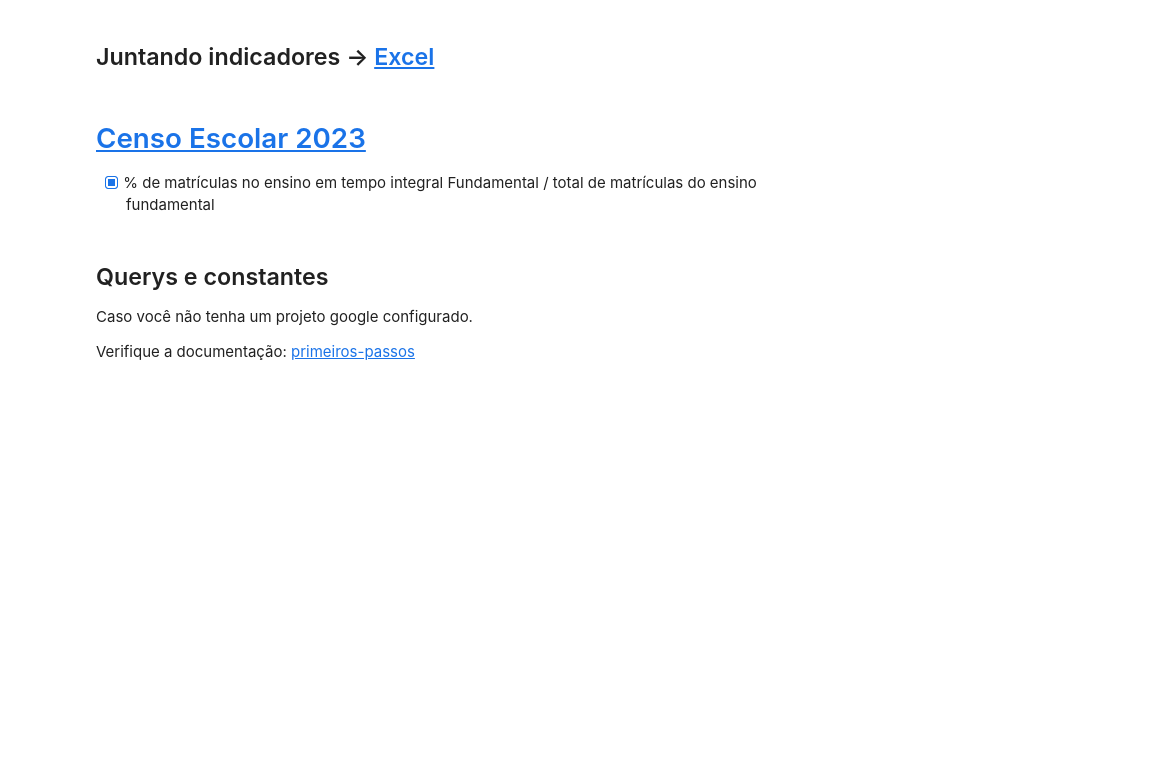
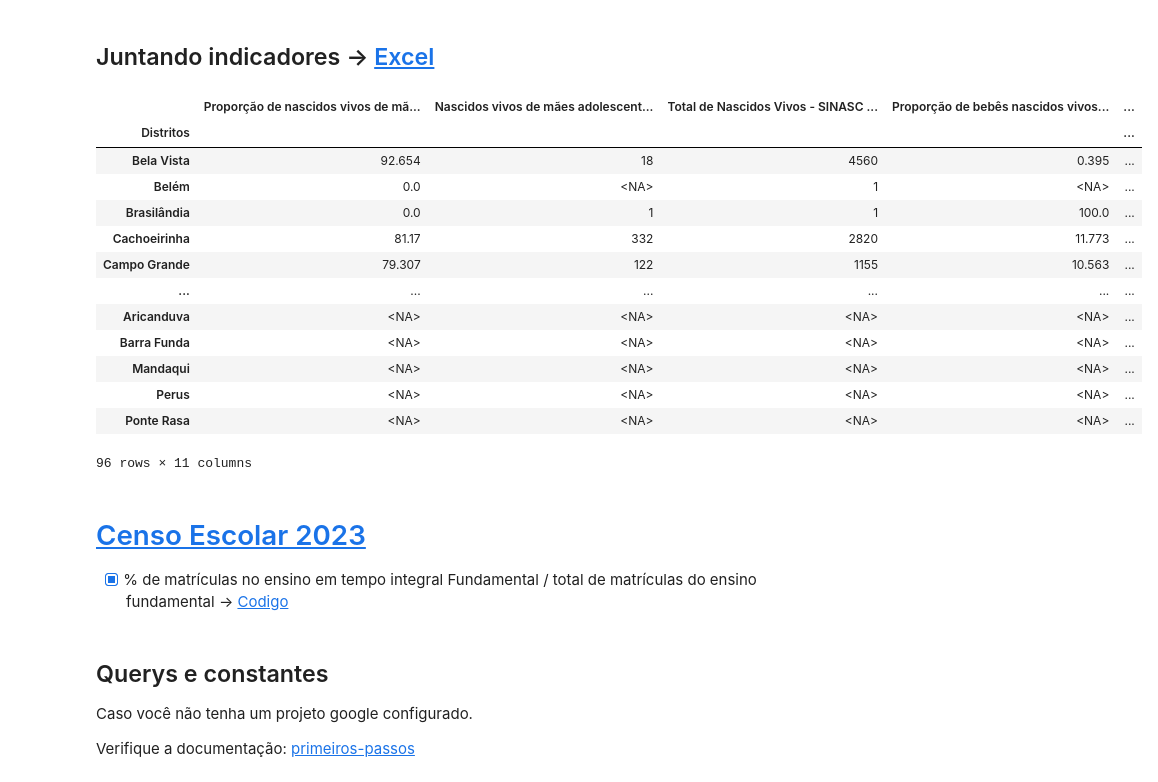
Before and after one commit to sepep-pmsp/coleta_cebrap, a Jupyter notebook: notebooks/colab/Políticas Sociais/[cebrap]politicas_sociais.ipynb, the cells around one changed output. Drawn from its saved outputs; the diff is of its cells as text; code cells hidden in the pictures; blank space fills up the shorter version.

```diff
--- a/notebooks/colab/Políticas Sociais/[cebrap]politicas_sociais.ipynb
+++ b/notebooks/colab/Políticas Sociais/[cebrap]politicas_sociais.ipynb
@@ -668,4 +789,4 @@ df_ms_sim_with_mortalidade_materna = df_ms_sim_with_mortalidade_materna.groupby(
 # %% [markdown]
 ### Idade média ao morrer
 # %%
-df_ms_sim_with_idade_media = df_ms_sim_with_distritos.groupby('NM_DIST').idade.mean().round(2)
+df_ms_sim_with_idade_media = df_ms_sim_with_distritos.groupby('NM_DIST').idade.mean().round(3)
@@ -678,3 +803,16 @@ df_ms_sim_mortalidade_one_year = df_ms_sim_mortalidade_one_year.groupby('NM_DIST
+# %%
+indicador_name = 'Mortalidade infantil (óbitos por 1.000 nascidos vivos)'
+
+selected = (df_ms_sim_with_distritos.idade <= 1)
+df_ms_sim_mortalidade_one_year = df_ms_sim_with_distritos[selected]
+df_ms_sim_mortalidade_one_year = df_ms_sim_mortalidade_one_year.groupby('NM_DIST').data_obito.count().to_frame('mortes_infantil')
+
+total_mortes = df_ms_sim_with_distritos.groupby('NM_DIST').data_obito.count().to_frame('mortes_totais')
+
+df_ms_sim_mortalidade_one_year = pd.concat([total_mortes, df_ms_sim_mortalidade_one_year], axis=1)
+df_ms_sim_mortalidade_one_year.fillna(0, inplace=True)
+
+df_ms_sim_mortalidade_one_year = ((df_ms_sim_mortalidade_one_year.mortes_infantil / df_ms_sim_mortalidade_one_year.mortes_totais) * 1000).round(3).to_frame(indicador_name)
 # %% [markdown]
 ### Mortalidade até 5 anos de idade
 # %%
@@ -692,7 +830,7 @@ Taxa de mortalidade infantil (por mil nascidos vivos)} = \frac{\text{Mortalidade
 df_ms_sim_taxa_mortalidade_infantil = pd.concat([populacao_censo_2022, df_ms_sim_mortalidade_five_year], axis=1)
 df_ms_sim_taxa_mortalidade_infantil.fillna(0, inplace=True)
 df_ms_sim_taxa_mortalidade_infantil['V0001'] = df_ms_sim_taxa_mortalidade_infantil['V0001'].astype(int)
-df_ms_sim_taxa_mortalidade_infantil = ((df_ms_sim_taxa_mortalidade_infantil.data_obito / df_ms_sim_taxa_mortalidade_infantil['V0001']) * 1000).round(2)
+df_ms_sim_taxa_mortalidade_infantil = ((df_ms_sim_taxa_mortalidade_infantil.data_obito / df_ms_sim_taxa_mortalidade_infantil['V0001']) * 1000).round(3)
 # %% [markdown]
 ### Anos Potenciais de Vida Perdidos – APVP
 
@@ -719,7 +857,7 @@ colunas = [
     'Idade média ao morrer - SIM 2022',
     'Mortalidade até 1 ano de idade - SIM 2022',
     'Mortalidade até 5 ano de idade - SIM 2022',
-    'Taxa de mortalidade infantil (por mil nascidos vivos) - SIM 2022',
+    'Mortalidade infantil (óbitos por 1.000 nascidos vivos) - SIM 2022',
     'Anos Potenciais de Vida Perdidos(APVP) - SIM 2022']
 
 indicadores_sinasc = [df_ms_sinasc_pre_natal,
@@ -736,12 +874,32 @@ indicadores_sinasc = pd.concat(indicadores_sinasc, axis=1)
 
 indicadores_sinasc.columns = colunas
 indicadores_sinasc.index.names = ['Distritos']
+# %%
+indicadores_sinasc
+# %% [output]
+|  | Proporção de nascidos vivos de mã... | Nascidos vivos de mães adolescent... | Total de Nascidos Vivos - SINASC ... | Proporção de bebês nascidos vivos... | ... |
+| Distritos |  |  |  |  | ... |
+| Bela Vista | 92.654 | 18 | 4560 | 0.395 | ... |
+| Belém | 0.0 | <NA> | 1 | <NA> | ... |
+| Brasilândia | 0.0 | 1 | 1 | 100.0 | ... |
+| Cachoeirinha | 81.17 | 332 | 2820 | 11.773 | ... |
+| Campo Grande | 79.307 | 122 | 1155 | 10.563 | ... |
+| ... | ... | ... | ... | ... | ... |
+| Aricanduva | <NA> | <NA> | <NA> | <NA> | ... |
+| Barra Funda | <NA> | <NA> | <NA> | <NA> | ... |
+| Mandaqui | <NA> | <NA> | <NA> | <NA> | ... |
+| Perus | <NA> | <NA> | <NA> | <NA> | ... |
+| Ponte Rasa | <NA> | <NA> | <NA> | <NA> | ... |
+96 rows × 11 columns
 # %% [markdown]
-# [Censo Escolar 2023][mapadesigualdadesaopaulo2024]
+# [Censo Escolar 2023][inep_escola]
 
-- [x] % de matrículas no ensino em tempo integral Fundamental / total de matrículas do ensino fundamental
+- [x] % de matrículas no ensino em tempo integral Fundamental / total de matrículas do ensino fundamental -> [Codigo][indicadores_7]
 
-[mapadesigualdadesaopaulo2024]: https://institutocidadessustentaveis.shinyapps.io/mapadesigualdadesaopaulo2024/
+[inep_escola]: https://basedosdados.org/dataset/dae21af4-4b6a-42f4-b94a-4c2061ea9de5?table=15e428cb-cce2-41f8-aec5-066d685b5bd5
+
+<!-- % de matrículas no ensino em tempo integral Fundamental / total de matrículas do ensino fundamental -->
+[indicadores_7]: https://colab.research.google.com/drive/14jIloiip7s8xnTffYS55Q0lF8Etwz5W5#scrollTo=ylENxfdGdLzP
 # %% [markdown]
 ## Querys e constantes
 
```
Also changed, not shown: parts of 59 cells of this notebook, 1 other file.
